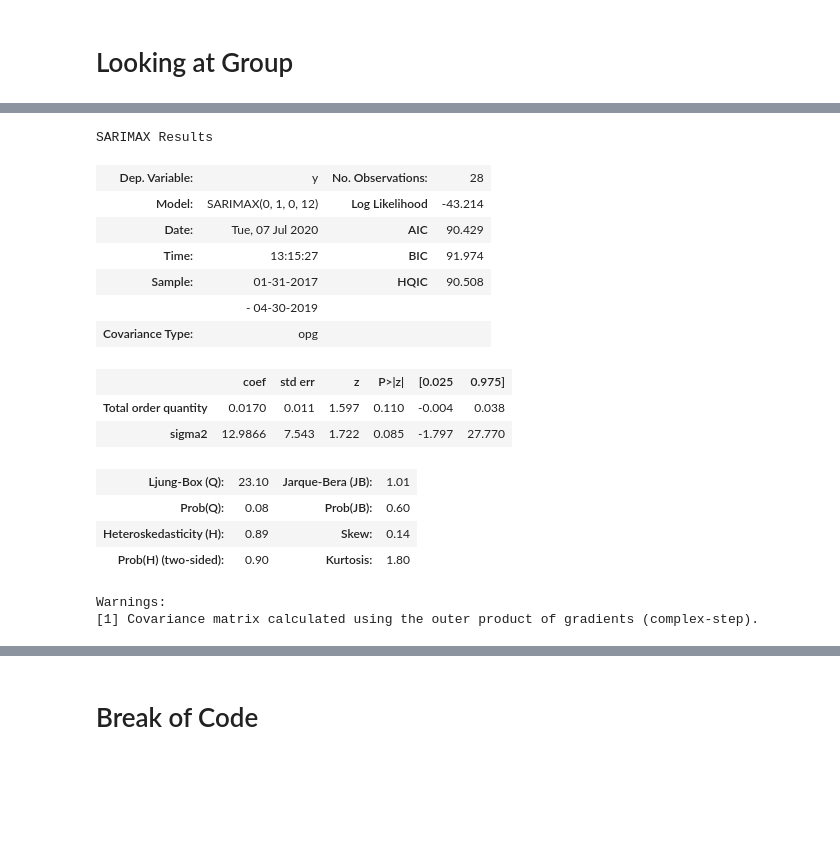
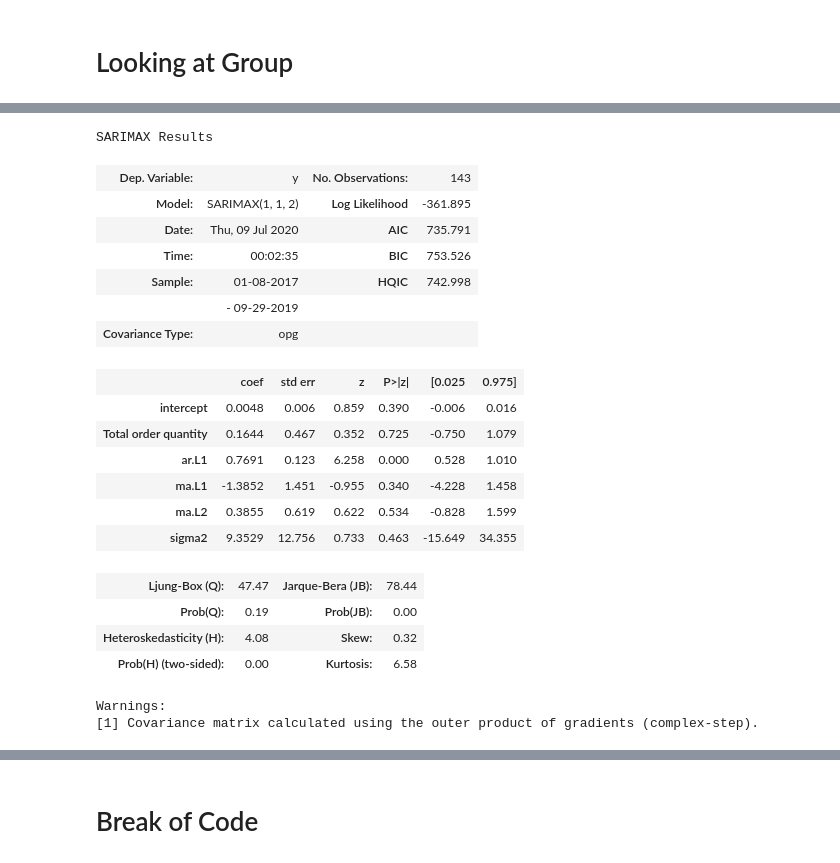
Before and after one commit to jakeharris1/Time-Series-Forecasting, a Jupyter notebook: Data Analysis.ipynb, the cells around one changed output, grey strips where cells are left out. Drawn from its saved outputs; the diff is of its cells as text; code cells hidden in the pictures; blank space fills up the shorter version.

```diff
--- a/Data Analysis.ipynb
+++ b/Data Analysis.ipynb
@@ -331,0 +464,29 @@ array([<matplotlib.axes._subplots.AxesSubplot object at 0x...>,
+# %%
+# STD
+
+dates = pd.unique(group["quarter"])
+# empty is an empty dataframe that I am adding rows to at the end of the for-loop
+empty2 = pd.DataFrame()
+
+
+
+for quarter in dates:
+    df_quarter = empty.loc[empty["quarter"] == quarter]
+
+    std = df_quarter["Duration"].std()
+    mean = df_quarter["Duration"].mean()
+
+    lower = mean - std*3
+    upper = mean + std*3
+
+
+    temp = df_quarter[(df_quarter["Duration"] < upper)]
+    empty2 = empty2.append(temp)
+
+
+#display(empty2.head())
+display(empty2.describe())
+empty2.boxplot(column = "Duration", by = "month", figsize = (20, 10), rot = 90)
+display(empty2.shape)
+
+#plt.savefig("Without outlier" + ".png")
@@ -332,6 +505,6 @@ array([<matplotlib.axes._subplots.AxesSubplot object at 0x...>,
 # %%
 # group_resample has the moving average for every month
-group_resample = empty.resample("M").mean()
+group_resample = empty2.resample("W").mean()
 group_resample["Duration"] = group_resample["Duration"].fillna(method = "ffill")
 group_resample["Total order quantity"] = group_resample["Total order quantity"].fillna(method = "ffill")
 
@@ -340,7 +513,7 @@ group_resample["Total order quantity"] = group_resample["Total order quantity"].
 #group_resample["returns"] = group_resample["Duration"].pct_change(1)
 #group_resample = group_resample.dropna()
 
-ratio = 0.7
+ratio = 0.8
 length = group_resample.shape[0]
 pivot = int(ratio * length)
 
@@ -355,5 +528,5 @@ group_resample_size = group_resample.shape[0]
 # display(train_size)
 # display(test_size)
 # display(group_resample_size)
-# display(group_resample)
+display(group_resample)
 # display(test)
@@ -602,9 +702,14 @@ Warnings:
 #                            start_q = 1, scoring = "mse")
 
 model_auto = pm.auto_arima(train["Duration"], exogenous = train[["Total order quantity"]], start_p = 0, start_q = 0,
-                           start_Q = 0, max_p = 10, max_q = 10, max_Q = 10, seasonal = True, stepwise = True,
+                           start_Q = 0, max_p = 10, max_q = 10, max_Q = 10, stepwise = True, d = 1,
                            suppress_warnings = True, D=1, max_D = 10, error_action = "ignore", approximation = False,
-                          m = 12, trace = True)
+                         trace = True, seasonal = True)
+
+
+# model_auto = pm.auto_arima(train["Duration"], error_action='ignore', trace=True, trend = "ct",
+#                       suppress_warnings=True, maxiter=100, D=1,
+#                       seasonal=True)
 
 #exogenous = train[["Total order quantity"]],
 
@@ -628,18 +731,22 @@ Total fit time: 2.701 seconds
 SARIMAX Results
-| Dep. Variable: | y | No. Observations: | 28 |
-| Model: | SARIMAX(0, 1, 0, 12) | Log Likelihood | -43.214 |
-| Date: | Tue, 07 Jul 2020 | AIC | 90.429 |
-| Time: | 13:15:27 | BIC | 91.974 |
-| Sample: | 01-31-2017 | HQIC | 90.508 |
-|  | - 04-30-2019 |  |  |
+| Dep. Variable: | y | No. Observations: | 143 |
+| Model: | SARIMAX(1, 1, 2) | Log Likelihood | -361.895 |
+| Date: | Thu, 09 Jul 2020 | AIC | 735.791 |
+| Time: | 00:02:35 | BIC | 753.526 |
+| Sample: | 01-08-2017 | HQIC | 742.998 |
+|  | - 09-29-2019 |  |  |
 | Covariance Type: | opg |  |  |
 |  | coef | std err | z | P>|z| | [0.025 | 0.975] |
-| Total order quantity | 0.0170 | 0.011 | 1.597 | 0.110 | -0.004 | 0.038 |
-| sigma2 | 12.9866 | 7.543 | 1.722 | 0.085 | -1.797 | 27.770 |
+| intercept | 0.0048 | 0.006 | 0.859 | 0.390 | -0.006 | 0.016 |
+| Total order quantity | 0.1644 | 0.467 | 0.352 | 0.725 | -0.750 | 1.079 |
+| ar.L1 | 0.7691 | 0.123 | 6.258 | 0.000 | 0.528 | 1.010 |
+| ma.L1 | -1.3852 | 1.451 | -0.955 | 0.340 | -4.228 | 1.458 |
+| ma.L2 | 0.3855 | 0.619 | 0.622 | 0.534 | -0.828 | 1.599 |
+| sigma2 | 9.3529 | 12.756 | 0.733 | 0.463 | -15.649 | 34.355 |
-| Ljung-Box (Q): | 23.10 | Jarque-Bera (JB): | 1.01 |
-| Prob(Q): | 0.08 | Prob(JB): | 0.60 |
-| Heteroskedasticity (H): | 0.89 | Skew: | 0.14 |
-| Prob(H) (two-sided): | 0.90 | Kurtosis: | 1.80 |
+| Ljung-Box (Q): | 47.47 | Jarque-Bera (JB): | 78.44 |
+| Prob(Q): | 0.19 | Prob(JB): | 0.00 |
+| Heteroskedasticity (H): | 4.08 | Skew: | 0.32 |
+| Prob(H) (two-sided): | 0.00 | Kurtosis: | 6.58 |
 Warnings:
 [1] Covariance matrix calculated using the outer product of gradients (complex-step).
 # %%
```
Also changed, not shown: parts of 31 cells of this notebook.
